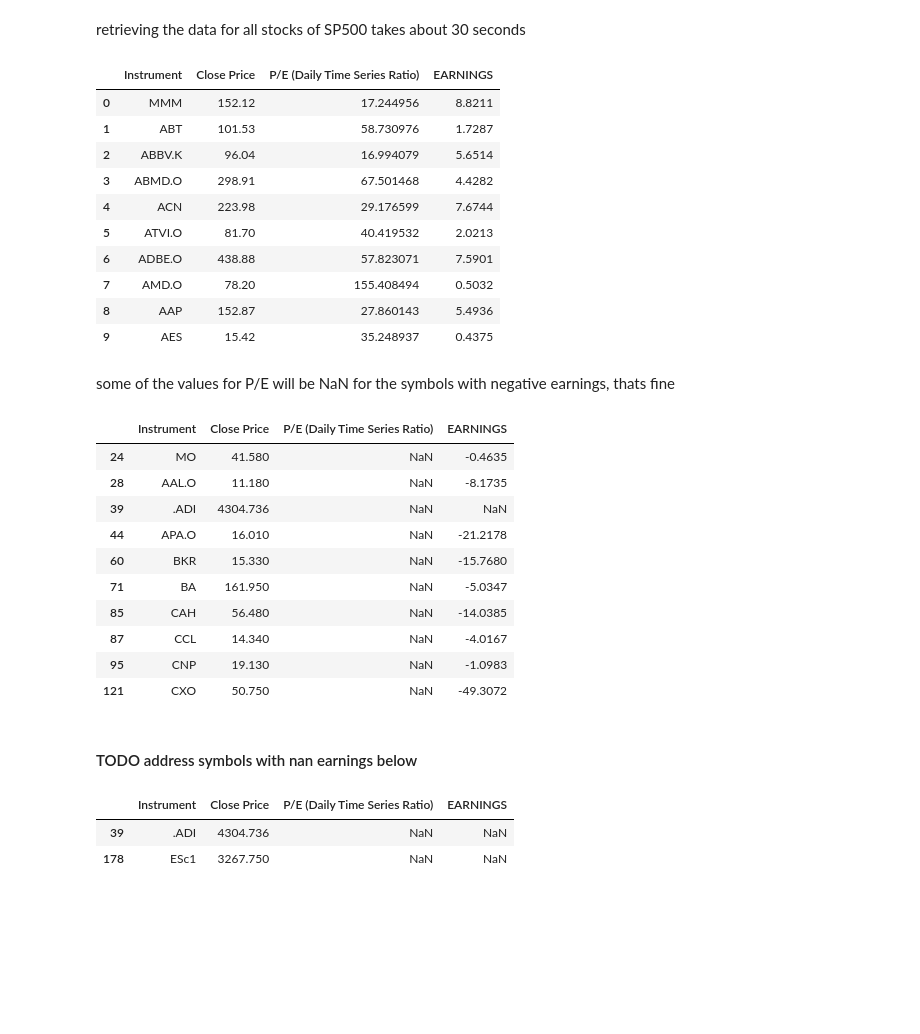
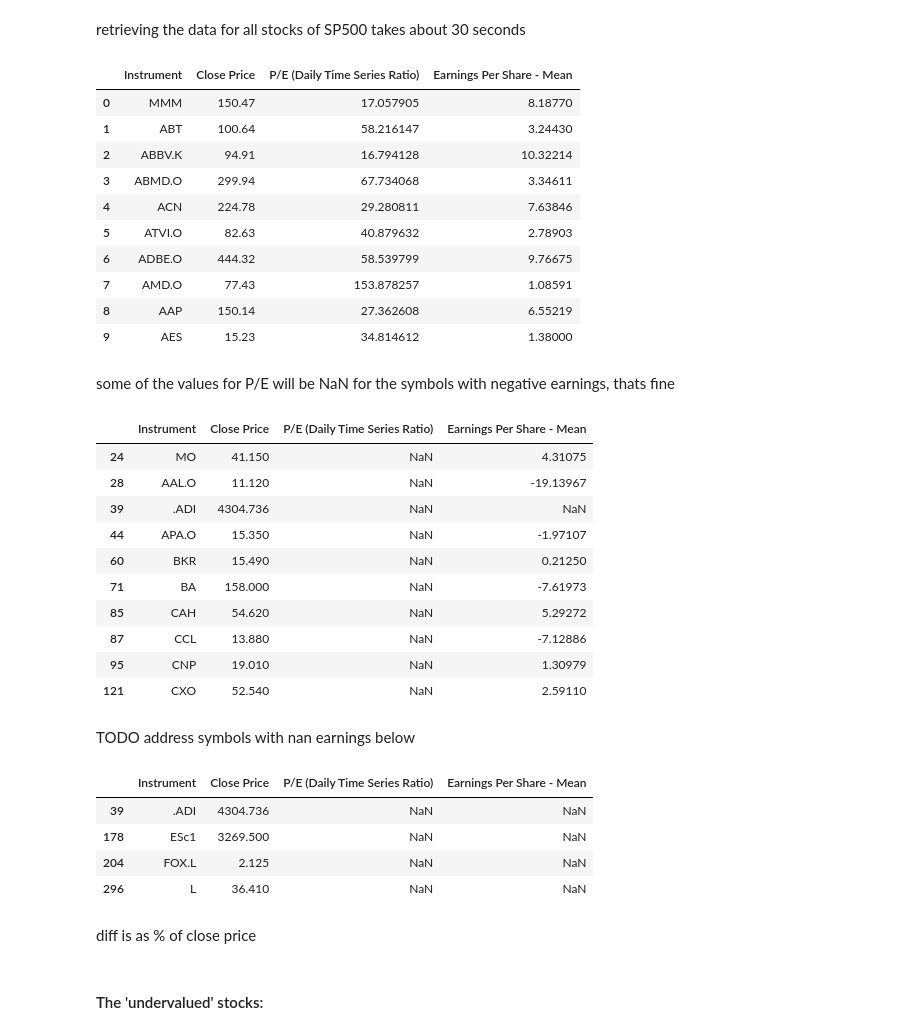
Before and after one commit to theforgacs/lynch_model, a Jupyter notebook: model.ipynb, the cells around one changed output. Cells and saved outputs as stored; diff of their text form; code cells hidden in the pictures; blank space fills up the shorter version.

```diff
--- a/model.ipynb
+++ b/model.ipynb
@@ -34,43 +36,47 @@ def func(x):
 retrieving the data for all stocks of SP500 takes about 30 seconds
 # %%
 df, _ =  ek.get_data(instruments=ticker_to_rics(symbols),
-                     fields=['TR.ClosePrice', 'TR.PE', 'EARNINGS'])
+                     fields=['TR.ClosePrice', 'TR.PE', 'TR.EPSMean'])
 # %%
 df.head(10)
 # %% [output]
-|  | Instrument | Close Price | P/E (Daily Time Series Ratio) | EARNINGS |
-| 0 | MMM | 152.12 | 17.244956 | 8.8211 |
-| 1 | ABT | 101.53 | 58.730976 | 1.7287 |
-| 2 | ABBV.K | 96.04 | 16.994079 | 5.6514 |
-| 3 | ABMD.O | 298.91 | 67.501468 | 4.4282 |
-| 4 | ACN | 223.98 | 29.176599 | 7.6744 |
-| 5 | ATVI.O | 81.70 | 40.419532 | 2.0213 |
-| 6 | ADBE.O | 438.88 | 57.823071 | 7.5901 |
-| 7 | AMD.O | 78.20 | 155.408494 | 0.5032 |
-| 8 | AAP | 152.87 | 27.860143 | 5.4936 |
-| 9 | AES | 15.42 | 35.248937 | 0.4375 |
+|  | Instrument | Close Price | P/E (Daily Time Series Ratio) | Earnings Per Share - Mean |
+| 0 | MMM | 150.47 | 17.057905 | 8.18770 |
+| 1 | ABT | 100.64 | 58.216147 | 3.24430 |
+| 2 | ABBV.K | 94.91 | 16.794128 | 10.32214 |
+| 3 | ABMD.O | 299.94 | 67.734068 | 3.34611 |
+| 4 | ACN | 224.78 | 29.280811 | 7.63846 |
+| 5 | ATVI.O | 82.63 | 40.879632 | 2.78903 |
+| 6 | ADBE.O | 444.32 | 58.539799 | 9.76675 |
+| 7 | AMD.O | 77.43 | 153.878257 | 1.08591 |
+| 8 | AAP | 150.14 | 27.362608 | 6.55219 |
+| 9 | AES | 15.23 | 34.814612 | 1.38000 |
 # %% [markdown]
 some of the values for P/E will be NaN for the symbols with negative earnings, thats fine
 # %%
 df[df.isna().any(axis=1) == True].head(10)
 # %% [output]
-|  | Instrument | Close Price | P/E (Daily Time Series Ratio) | EARNINGS |
-| 24 | MO | 41.580 | NaN | -0.4635 |
-| 28 | AAL.O | 11.180 | NaN | -8.1735 |
+|  | Instrument | Close Price | P/E (Daily Time Series Ratio) | Earnings Per Share - Mean |
+| 24 | MO | 41.150 | NaN | 4.31075 |
+| 28 | AAL.O | 11.120 | NaN | -19.13967 |
 | 39 | .ADI | 4304.736 | NaN | NaN |
-| 44 | APA.O | 16.010 | NaN | -21.2178 |
-| 60 | BKR | 15.330 | NaN | -15.7680 |
-| 71 | BA | 161.950 | NaN | -5.0347 |
-| 85 | CAH | 56.480 | NaN | -14.0385 |
-| 87 | CCL | 14.340 | NaN | -4.0167 |
-| 95 | CNP | 19.130 | NaN | -1.0983 |
-| 121 | CXO | 50.750 | NaN | -49.3072 |
+| 44 | APA.O | 15.350 | NaN | -1.97107 |
+| 60 | BKR | 15.490 | NaN | 0.21250 |
+| 71 | BA | 158.000 | NaN | -7.61973 |
+| 85 | CAH | 54.620 | NaN | 5.29272 |
+| 87 | CCL | 13.880 | NaN | -7.12886 |
+| 95 | CNP | 19.010 | NaN | 1.30979 |
+| 121 | CXO | 52.540 | NaN | 2.59110 |
 # %% [markdown]
-#### TODO address symbols with nan earnings below
+TODO address symbols with nan earnings below
 # %%
-df[df['EARNINGS'].isnull()]
+df[df['Earnings Per Share - Mean'].isnull()]
 # %% [output]
-|  | Instrument | Close Price | P/E (Daily Time Series Ratio) | EARNINGS |
+|  | Instrument | Close Price | P/E (Daily Time Series Ratio) | Earnings Per Share - Mean |
 | 39 | .ADI | 4304.736 | NaN | NaN |
-| 178 | ESc1 | 3267.750 | NaN | NaN |
+| 178 | ESc1 | 3269.500 | NaN | NaN |
+| 204 | FOX.L | 2.125 | NaN | NaN |
+| 296 | L | 36.410 | NaN | NaN |
+# %% [markdown]
+diff is as % of close price
 # %%
@@ -80,3 +85,5 @@ df['Diff'] = (df['Close Price'] - df['Price at P/E = 15'])/df['Close Price']
+# %% [markdown]
+#### The 'undervalued' stocks:
 # %%
 df.sort_values(by='Diff', ascending=True).head(10)
 # %% [output]
```
Also changed, not shown: parts of 8 cells of this notebook.
